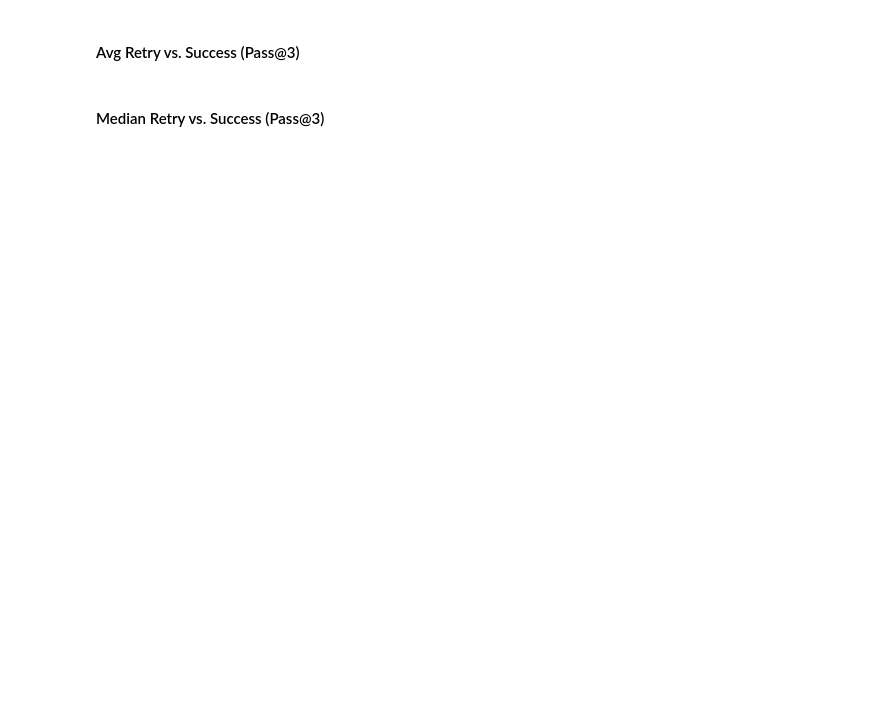
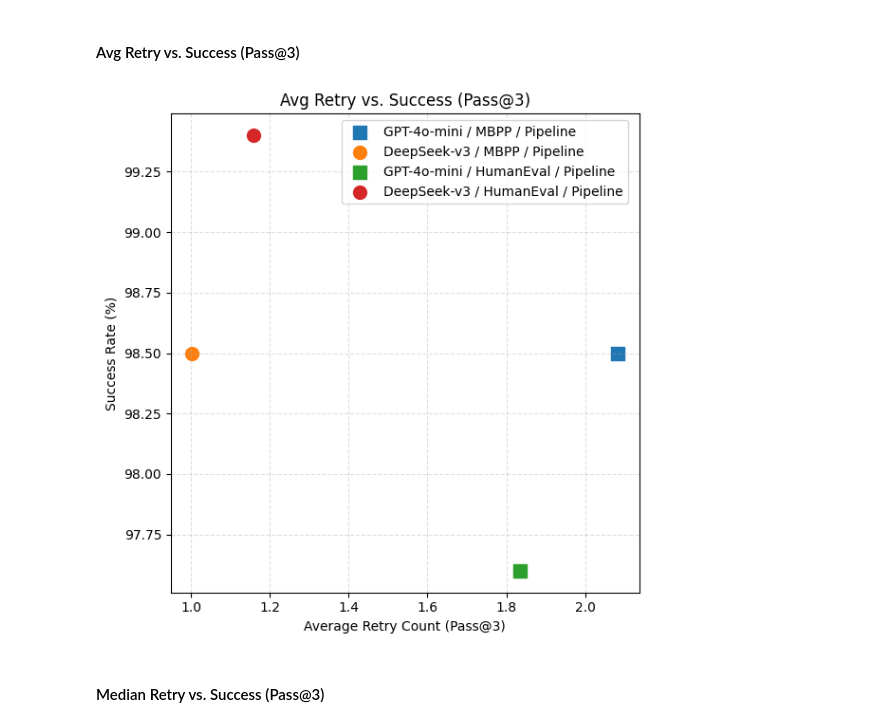
Before and after one commit to ghoshtanmay87/llm-unit-test-generation, a Jupyter notebook: docs/results_analysis.ipynb, the cells around one changed output. Saved outputs shown, nothing was run; the diff lists cells and outputs as text; code cells hidden in the pictures; blank space fills up the shorter version.

```diff
--- a/docs/results_analysis.ipynb
+++ b/docs/results_analysis.ipynb
@@ -335,35 +389,37 @@ color_map = {
     'GPT-4o-mini': 'blue',
     'DeepSeek-v3': 'orange'
 }
 marker_map = {
     'GPT-4o-mini': 's',
     'DeepSeek-v3': 'o'
 }
 
 def compute_avg_retry(row):
     total_avg = 0.0
     for k in range(6):
-        pct_k = row[f'Retry-{k}'] / 100.0
-        succ_frac = row['Success'] / 100.0
+        pct_k = row[f'Retry-{k}'] / 100
+        succ_frac = row['Success'] / 100
         total_avg += k * (pct_k * succ_frac)
     return total_avg
 
 pipeline_pass3['AvgRetry'] = pipeline_pass3.apply(compute_avg_retry, axis=1)
 
 fig, ax = plt.subplots(figsize=(6, 6))
 labels_done = set()
 for _, r in pipeline_pass3.iterrows():
     llm = r['LLM']
     marker = marker_map.get(llm, 'x')
     ax.scatter(r['AvgRetry'], r['Success'], s=100, marker=marker, label=r['Condition'])
 
 ax.set_xlabel('Average Retry Count (Pass@3)')
 ax.set_ylabel('Success Rate (%)')
 ax.set_title('Avg Retry vs. Success (Pass@3)')
 ax.grid(True, linestyle='--', alpha=0.4)
 ax.legend(loc='upper left', bbox_to_anchor=(0.35,1))
 plt.tight_layout()
 plt.show()
+# %% [output]
+[figure, added]
 # %% [markdown]
 #### Median Retry vs. Success (Pass@3)
 # %%
```
Also changed, not shown: parts of 11 cells of this notebook, 10 other files.
